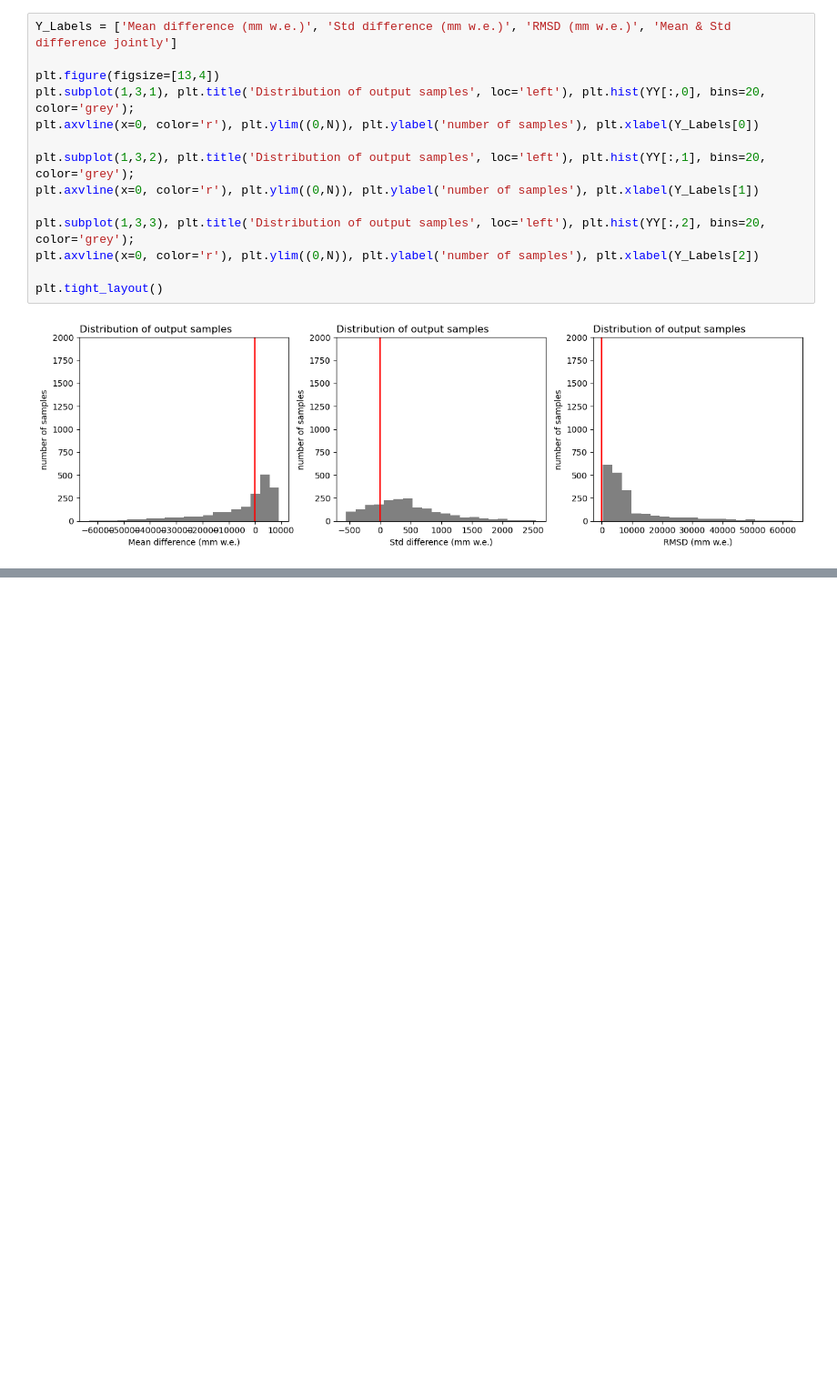
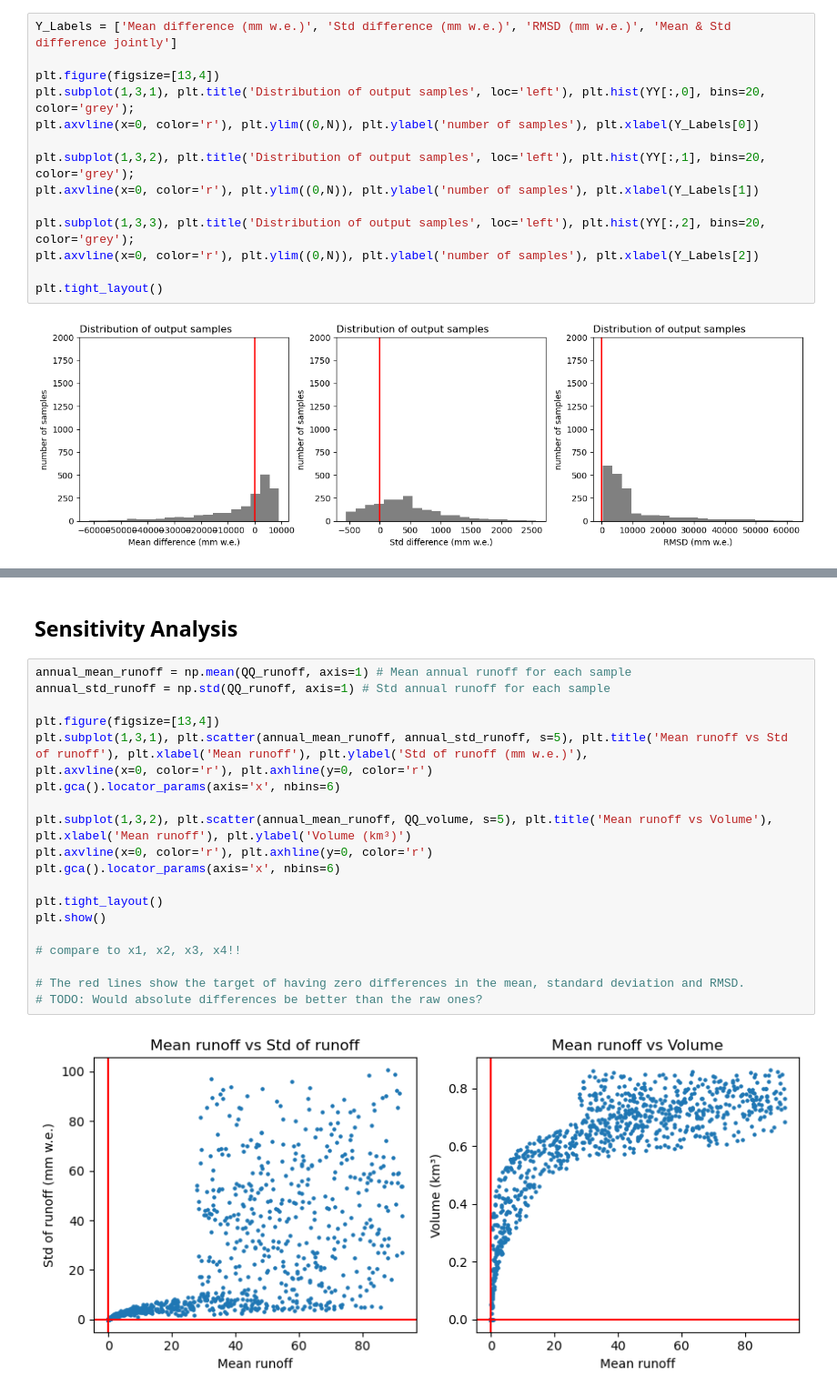
Before and after one commit to chloe-hancock/oggm, a Jupyter notebook: oggm/sandbox/notebooks/sensitvity_SAFE/sa.ipynb, the cells around one changed output, grey strips where cells are left out. Shown at 91% size. Cells and saved outputs as stored; diff of their text form; blank space fills up the shorter version.

```diff
--- a/oggm/sandbox/notebooks/sensitvity_SAFE/sa.ipynb
+++ b/oggm/sandbox/notebooks/sensitvity_SAFE/sa.ipynb
@@ -308,0 +569,24 @@ for i in range(3):
+# %% [markdown]
+## Sensitivity Analysis
+# %%
+annual_mean_runoff = np.mean(QQ_runoff, axis=1) # Mean annual runoff for each sample
+annual_std_runoff = np.std(QQ_runoff, axis=1) # Std annual runoff for each sample
+
+plt.figure(figsize=[13,4])
+plt.subplot(1,3,1), plt.scatter(annual_mean_runoff, annual_std_runoff, s=5), plt.title('Mean runoff vs Std of runoff'), plt.xlabel('Mean runoff'), plt.ylabel('Std of runoff (mm w.e.)'),
+plt.axvline(x=0, color='r'), plt.axhline(y=0, color='r')
+plt.gca().locator_params(axis='x', nbins=6)
+
+plt.subplot(1,3,2), plt.scatter(annual_mean_runoff, QQ_volume, s=5), plt.title('Mean runoff vs Volume'), plt.xlabel('Mean runoff'), plt.ylabel('Volume (km³)')
+plt.axvline(x=0, color='r'), plt.axhline(y=0, color='r')
+plt.gca().locator_params(axis='x', nbins=6)
+
+plt.tight_layout()
+plt.show()
+
+# compare to x1, x2, x3, x4!!
+
+# The red lines show the target of having zero differences in the mean, standard deviation and RMSD.
+# TODO: Would absolute differences be better than the raw ones?
+# %% [output]
+[figure, added]
```
Also changed, not shown: parts of 28 cells of this notebook.
